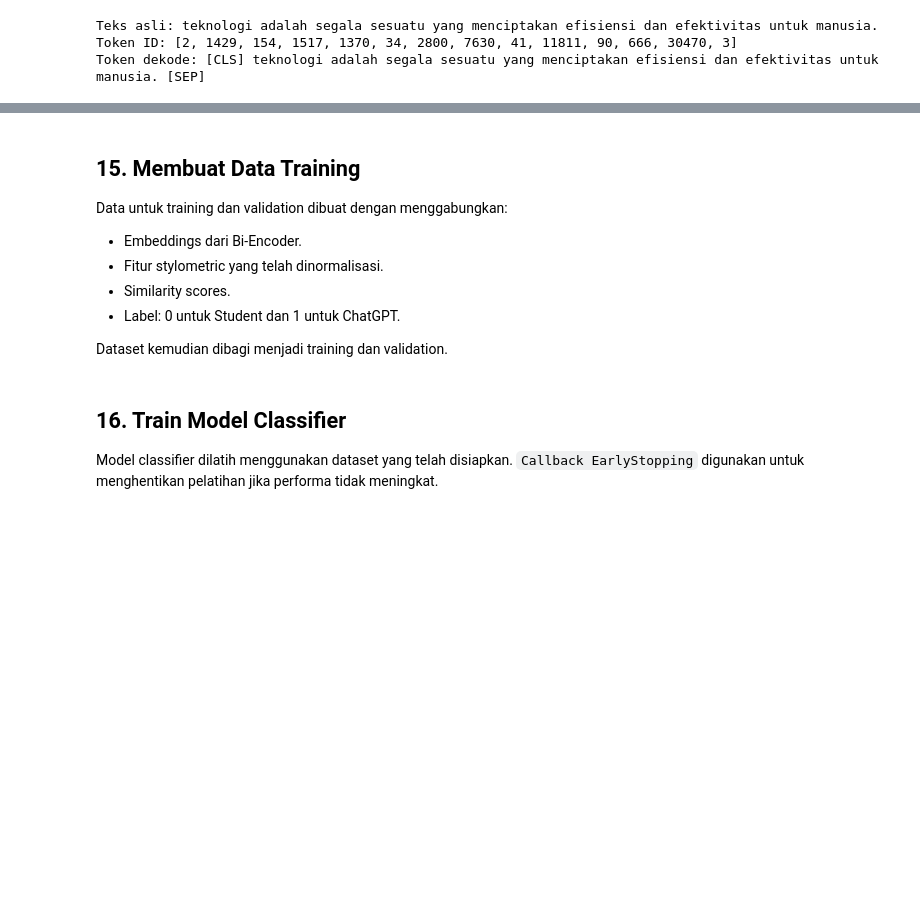
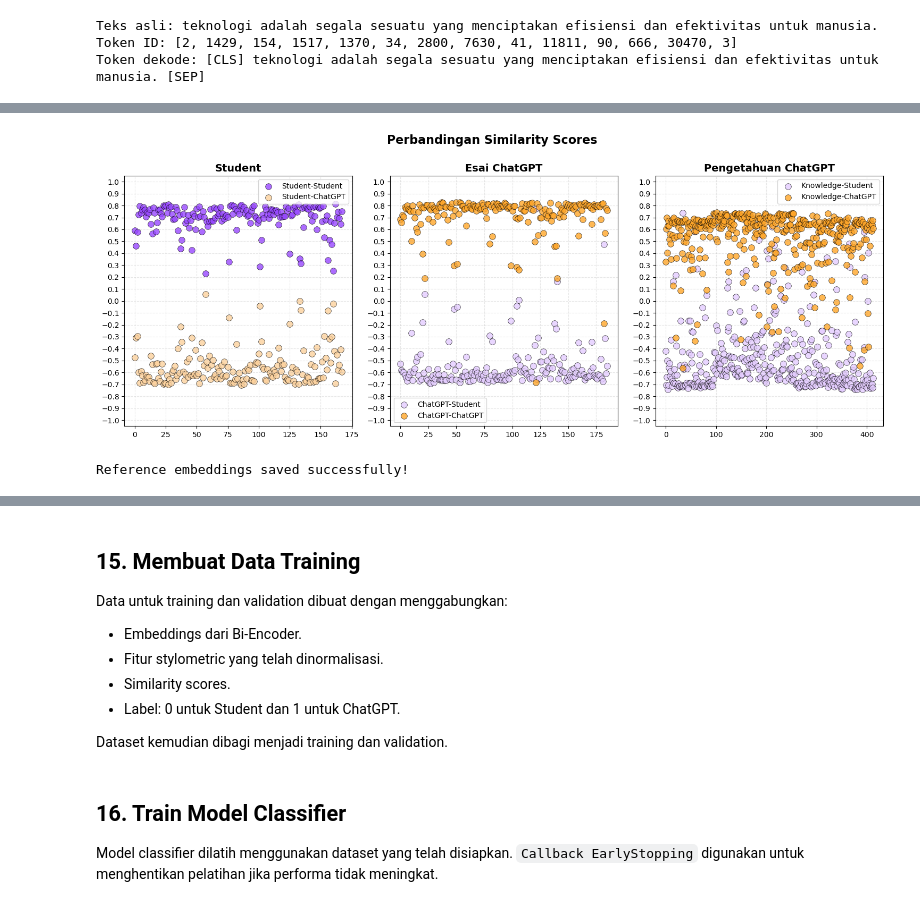
Before and after one commit to mharits-s/Essay-Detector, a Jupyter notebook: code_v1.2.ipynb, the cells around one changed output, grey strips where cells are left out. Saved outputs shown, nothing was run; the diff lists cells and outputs as text; code cells hidden in the pictures; blank space fills up the shorter version.

```diff
--- a/code_v1.2.ipynb
+++ b/code_v1.2.ipynb
@@ -908,5 +818,5 @@ custom_objects = {'TFBertModel': TFBertModel}
 
 with tf.keras.utils.custom_object_scope(custom_objects):
     # Muat model bi-encoder yang sudah dilatih
-    bi_encoder_student_chatgpt = tf.keras.models.load_model('saved_models_v2/bi_encoder_student_chatgpt.h5')
-    bi_encoder_only_chatgpt = tf.keras.models.load_model('saved_models_v2/bi_encoder_only_chatgpt.h5')
+    bi_encoder_student_chatgpt = tf.keras.models.load_model('saved_models_1_2/bi_encoder_student_chatgpt.h5')
+    bi_encoder_only_chatgpt = tf.keras.models.load_model('saved_models_1_2/bi_encoder_only_chatgpt.h5')
@@ -913,6 +826,6 @@ with tf.keras.utils.custom_object_scope(custom_objects):
 # %%
 # Inisialisasi tokenizer IndoBERT
-tokenizer = BertTokenizer.from_pretrained('saved_models_v2/tokenizer')
+tokenizer = BertTokenizer.from_pretrained('saved_models_1_2/tokenizer')
 
 # Fungsi untuk tokenisasi teks
 def tokenize_text(texts, max_length=128):
@@ -1100,8 +1111,64 @@ reference_embeddings_2 = {
+# %%
+plt.figure(figsize=(15, 6))
+
+student_student_color = "#9747FF"
+student_chatgpt_color = "#FCD19C"
+chatgpt_chatgpt_color = "#FFA629"
+chatgpt_student_color = "#E4CCFF"
+
+# Subplot 1: Student
+plt.subplot(1, 3, 1)
+plt.scatter(range(len(student_student_sim_scores)), student_student_sim_scores,
+            label='Student-Student', color=student_student_color, s=70, alpha=0.8, edgecolor='black', linewidth=0.5)
+plt.scatter(range(len(student_gpt1_sim_scores)), student_gpt1_sim_scores,
+            label='Student-ChatGPT', color=student_chatgpt_color, s=70, alpha=0.8, edgecolor='black', linewidth=0.5)
+plt.title('Student', fontsize=14, fontweight='bold')
+plt.ylim(-1.05, 1.05)
+plt.yticks(np.arange(-1, 1.1, 0.1))
+plt.legend(fontsize=10)
+plt.grid(True, linestyle='--', alpha=0.3)
+
+# Subplot 2: Esai ChatGPT
+plt.subplot(1, 3, 2)
+plt.scatter(range(len(gpt1_student_sim_scores)), gpt1_student_sim_scores,
+            label='ChatGPT-Student', color=chatgpt_student_color, s=70, alpha=0.8, edgecolor='black', linewidth=0.5)
+plt.scatter(range(len(gpt1_gpt1_sim_scores)), gpt1_gpt1_sim_scores,
+            label='ChatGPT-ChatGPT', color=chatgpt_chatgpt_color, s=70, alpha=0.8, edgecolor='black', linewidth=0.5)
+plt.title('Esai ChatGPT', fontsize=14, fontweight='bold')
+plt.ylim(-1.05, 1.05)
+plt.yticks(np.arange(-1, 1.1, 0.1))
+plt.legend(fontsize=10)
+plt.grid(True, linestyle='--', alpha=0.3)
+
+# Subplot 3: Pengetahuan ChatGPT
+plt.subplot(1, 3, 3)
+plt.scatter(range(len(gpt2_student_sim_scores)), gpt2_student_sim_scores,
+            label='Knowledge-Student', color="#E4CCFF", s=70, alpha=0.8, edgecolor='black', linewidth=0.5)
+plt.scatter(range(len(gpt2_gpt1_sim_scores)), gpt2_gpt1_sim_scores,
+            label='Knowledge-ChatGPT', color="#FFA629", s=70, alpha=0.8, edgecolor='black', linewidth=0.5)
+plt.title('Pengetahuan ChatGPT', fontsize=14, fontweight='bold')
+plt.ylim(-1.05, 1.05)
+plt.yticks(np.arange(-1, 1.1, 0.1))
+plt.legend(fontsize=10)
+plt.grid(True, linestyle='--', alpha=0.3)
+
+plt.suptitle('Perbandingan Similarity Scores', fontsize=16, fontweight='bold', y=0.98)
+plt.tight_layout()
+plt.subplots_adjust(top=0.85)
+
+
+plt.savefig('similarity_comparison_presentation.png', dpi=300, bbox_inches='tight')
+
+plt.show()
+# %% [output]
+[figure, added]
 # %%
-with open('saved_models/reference_embeddings_1.pkl', 'wb') as f:
+with open('saved_models_1_2/reference_embeddings_1.pkl', 'wb') as f:
     pickle.dump(reference_embeddings_1, f)
 
-with open('saved_models/reference_embeddings_2.pkl', 'wb') as f:
+with open('saved_models_1_2/reference_embeddings_2.pkl', 'wb') as f:
     pickle.dump(reference_embeddings_2, f)
 
 print("Reference embeddings saved successfully!")
+# %% [output]
+Reference embeddings saved successfully!
```
Also changed, not shown: parts of 52 cells of this notebook, 1 other file.
